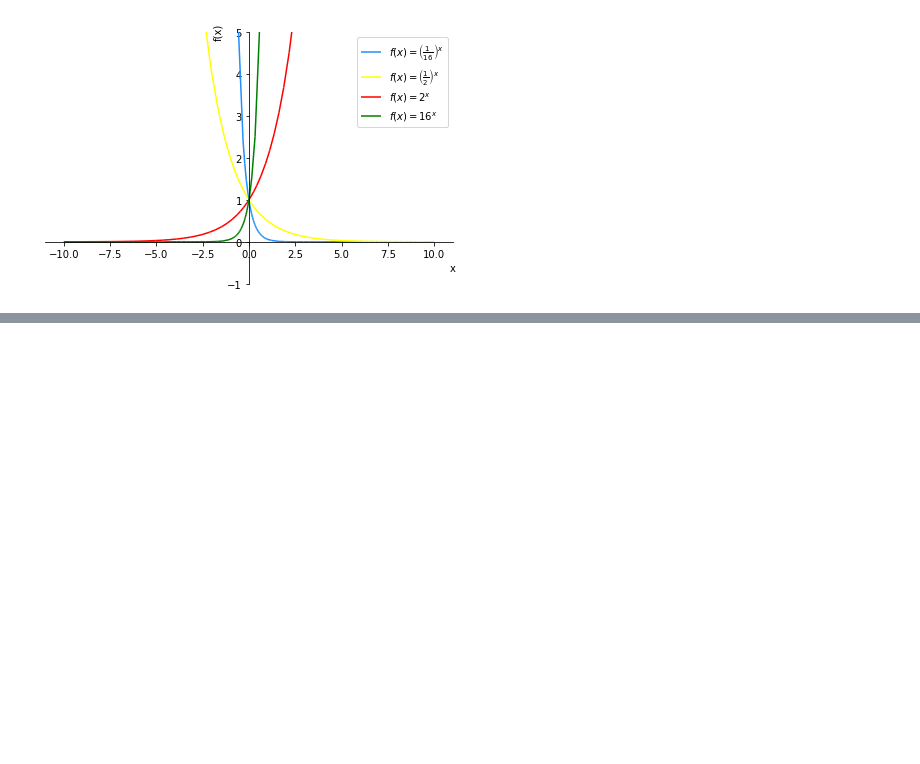
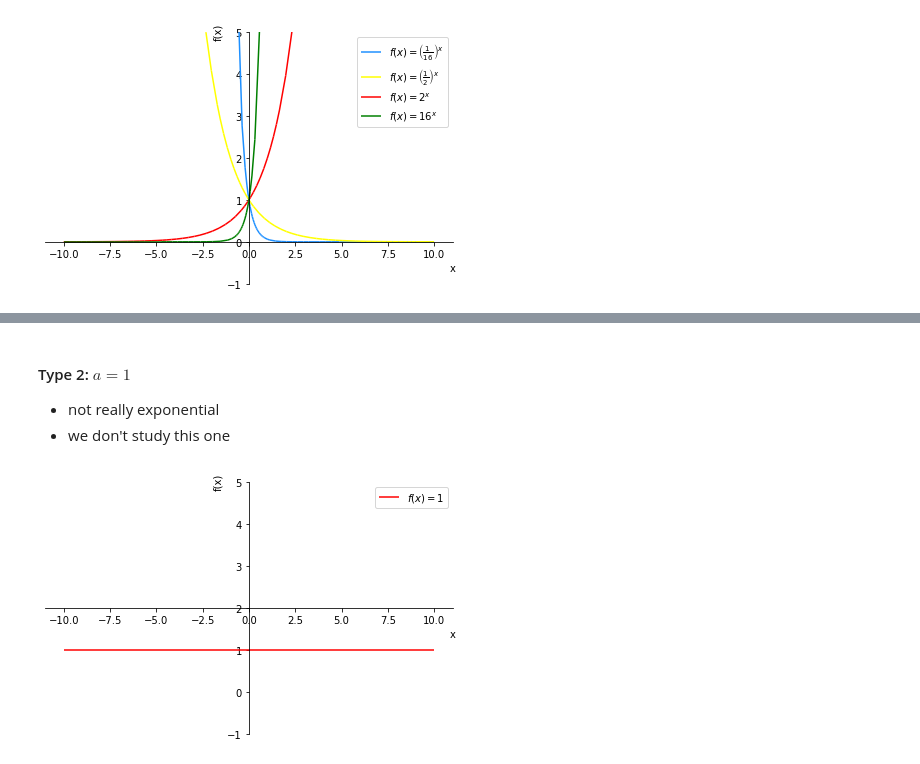
Before and after one commit to PaulToronto/Johns-Hopkins-Coursera-Applied-Calculus-With-Python, a Jupyter notebook: 2_2_Exponential_and_Logarithmic_Functions.ipynb, the cells around one changed output, grey strips where cells are left out. Saved outputs shown, nothing was run; the diff lists cells and outputs as text; code cells hidden in the pictures; blank space fills up the shorter version.

```diff
--- a/2_2_Exponential_and_Logarithmic_Functions.ipynb
+++ b/2_2_Exponential_and_Logarithmic_Functions.ipynb
@@ -128,0 +136,13 @@ plot_many(exprs)
+# %% [markdown]
+#### Type 2: $a = 1$
+
+- not really exponential
+- we don't study this one
+# %%
+p = sym.plot(1**x, show=False, legend=True, ylim=[-1, 5], axis_center='center')
+p[0].label = '$f(x) = ' + sym.latex(1**x) + '$'
+p[0].line_color = 'red'
+
+p.show()
+# %% [output]
+[figure, added]
```
Also changed, not shown: parts of 29 cells of this notebook.
